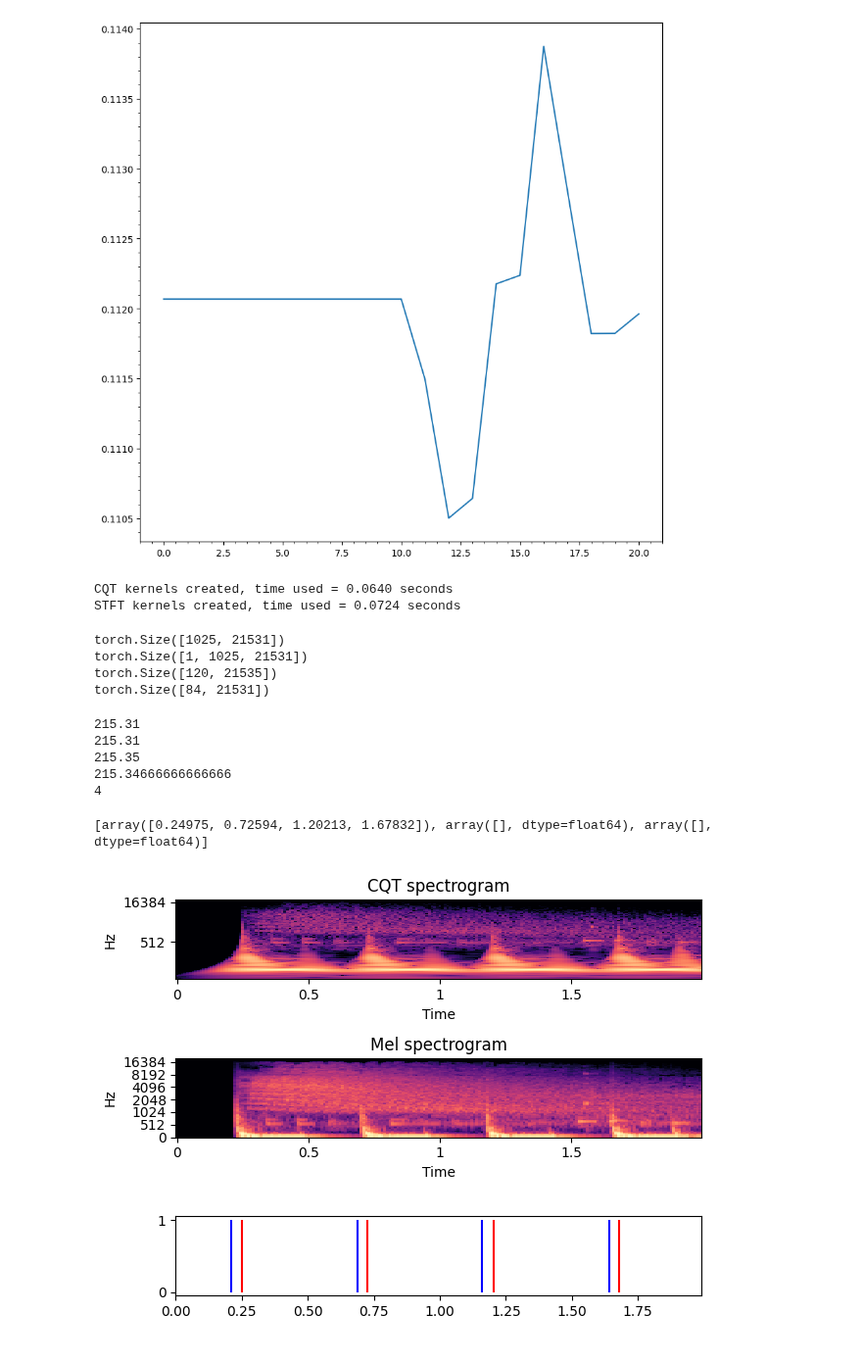
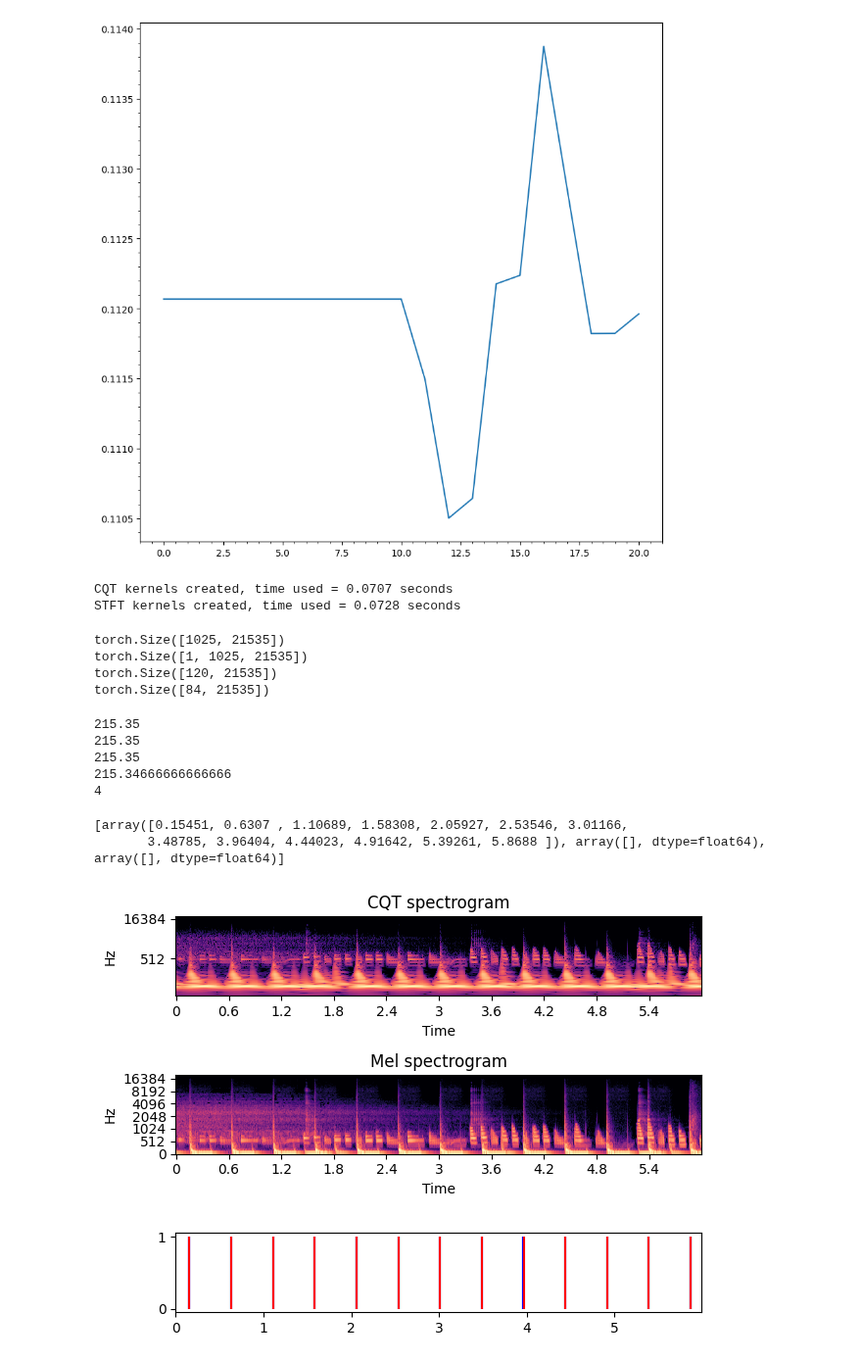
Before and after one commit to MarcelLieb/Automatic-Drum-Transcription, a Jupyter notebook: debug.ipynb, the cells around one changed output. Shown at 98% size. Drawn from its saved outputs; the diff is of its cells as text; code cells hidden in the pictures.

```diff
--- a/debug.ipynb
+++ b/debug.ipynb
@@ -57,6 +12,6 @@ Text(0.5, 1.0, 'Precision-Recall curve')
 # %%
 training_settings: TrainingSettings = TrainingSettings(epochs=30, scheduler=False, num_workers=16)
-audio_settings: AudioProcessingSettings = AudioProcessingSettings()
+audio_settings: AudioProcessingSettings = AudioProcessingSettings(center=True)
 annotation_settings: AnnotationSettings = AnnotationSettings(time_shift=0.0)
 cnn_settings = CNNSettings(
         n_classes=annotation_settings.n_classes, n_mels=audio_settings.n_mels
@@ -289,8 +290,8 @@ mel = torchaudio.transforms.MelScale(
     n_stft=audio_settings.fft_size // 2 + 1,
 )
 # %% [output]
-CQT kernels created, time used = 0.0640 seconds
-STFT kernels created, time used = 0.0724 seconds
+CQT kernels created, time used = 0.0707 seconds
+STFT kernels created, time used = 0.0728 seconds
 # %%
 cqt_spec = cqt(test_audio)[0]
 torch_stft_spec = torch_stft(test_audio)
@@ -301,10 +302,10 @@ print(nnAudio_stft_spec.shape)
 print(cqt_spec.shape)
 print(mel_spec.shape)
 # %% [output]
-torch.Size([1025, 21531])
-torch.Size([1, 1025, 21531])
+torch.Size([1025, 21535])
+torch.Size([1, 1025, 21535])
 torch.Size([120, 21535])
-torch.Size([84, 21531])
+torch.Size([84, 21535])
 # %%
 print(torch_stft_spec.shape[-1] / audio_settings.sample_rate * audio_settings.hop_size)
 print(nnAudio_stft_spec.shape[-1] / audio_settings.sample_rate * audio_settings.hop_size)
@@ -312,8 +313,8 @@ print(cqt_spec.shape[-1] / audio_settings.sample_rate * audio_settings.hop_size)
 print(test_audio.shape[-1] / audio_settings.sample_rate)
 print(audio_settings.fft_size // audio_settings.hop_size)
 # %% [output]
-215.31
-215.31
+215.35
+215.35
 215.35
 215.34666666666666
 4
@@ -333,36 +334,38 @@ img = librosa.display.specshow(
     sr=audio_settings.sample_rate,
     hop_length=audio_settings.hop_size,
     fmin=20,
     fmax=20000,
 )
 ax[0].set(title='CQT spectrogram')
 
 M = mel_spec[:, plot_range].detach().numpy()
 M_db = librosa.power_to_db(M, ref=np.max)
 img = librosa.display.specshow(
     M_db,
     y_axis='mel',
     x_axis='time',
     ax=ax[1],
     sr=audio_settings.sample_rate,
     hop_length=audio_settings.hop_size,
     fmin=audio_settings.mel_min,
     fmax=audio_settings.mel_max
 )
 ax[1].set(title='Mel spectrogram')
 
-time = np.array([np.array(range(labels[:, plot_range].shape[1])) / 100] * 3).T
+time = get_time_index(plot_range.stop - plot_range.start, audio_settings.sample_rate, audio_settings.hop_size)
+time = np.array([time] * annotation_settings.n_classes).T
 
 ax[0].vlines(time[labels[:, plot_range].T == 1], ymin=0, ymax=1)
 ax[1].vlines(time[labels[:, plot_range].T == 1], ymin=0, ymax=1)
 ax[2].vlines(time[labels[:, plot_range].T == 1], ymin=0, ymax=1, colors=["blue"])
 for cls in gt_labels:
     ax[2].vlines(cls, ymin=0, ymax=1, colors=["red"])
 ax[2].set_xlim(left=0, right=time[-1][0])
 plt.tight_layout()
 # %% [output]
-[array([0.24975, 0.72594, 1.20213, 1.67832]), array([], dtype=float64), array([], dtype=float64)]
+[array([0.15451, 0.6307 , 1.10689, 1.58308, 2.05927, 2.53546, 3.01166,
+       3.48785, 3.96404, 4.44023, 4.91642, 5.39261, 5.8688 ]), array([], dtype=float64), array([], dtype=float64)]
-[figure, old version]
+[figure, new version]
 # %%
 sample_rate = audio_settings.sample_rate
 hop_size = audio_settings.hop_size
```
Also changed, not shown: parts of 4 cells of this notebook.
